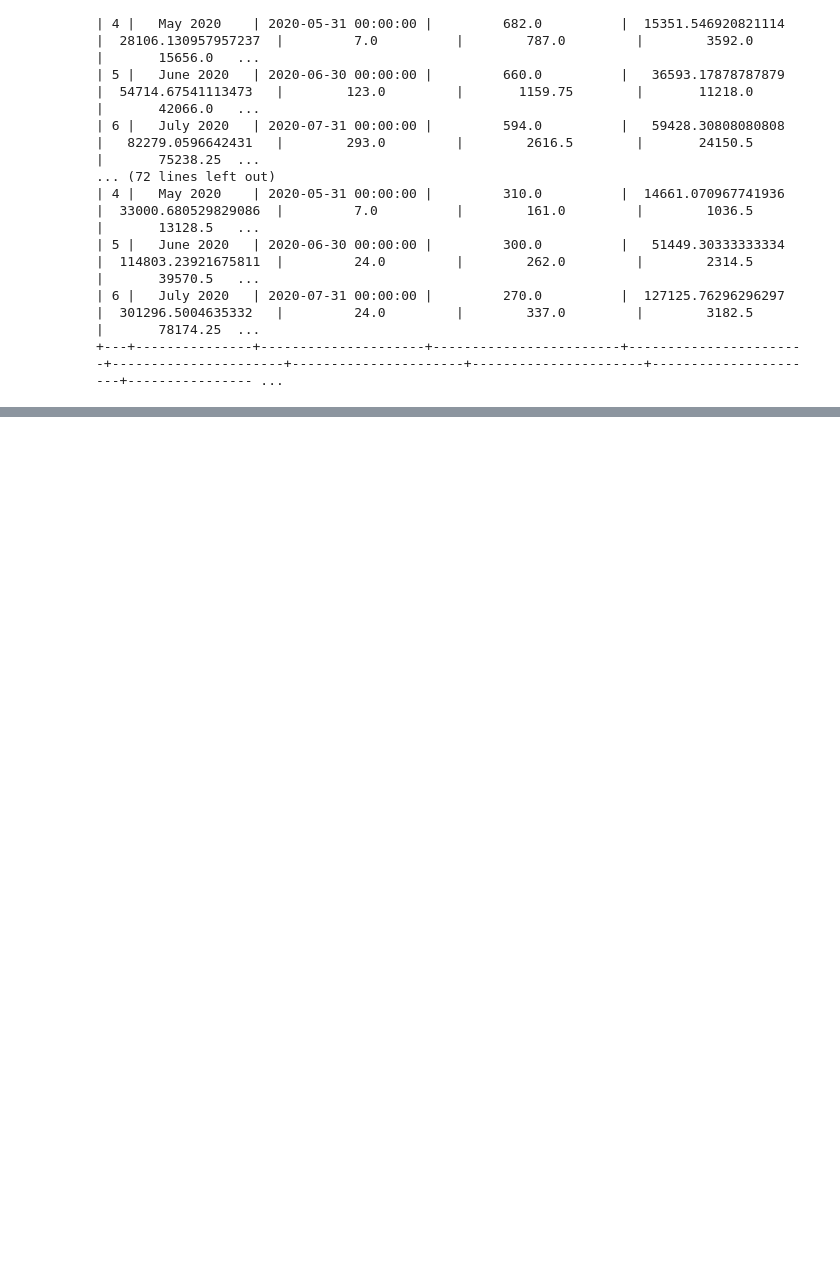
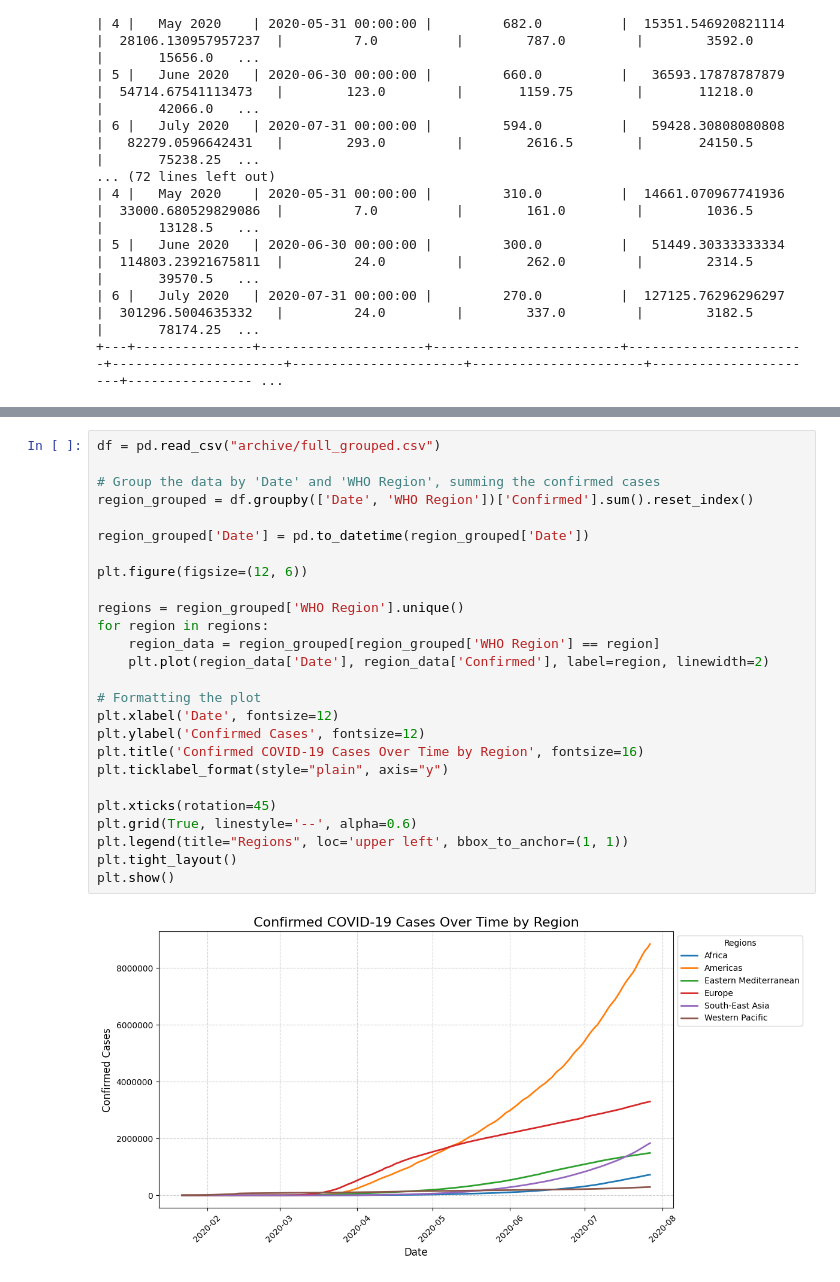
Before and after one commit to peterdev123/data_report, a Jupyter notebook: test.ipynb, the cells around one changed output, grey strips where cells are left out. Drawn from its saved outputs; the diff is of its cells as text; blank space fills up the shorter version.

```diff
--- a/test.ipynb
+++ b/test.ipynb
@@ -269,3 +263,31 @@ Monthly Summary Statistics for Eastern Mediterranean:
+# %%
+df = pd.read_csv("archive/full_grouped.csv")
+
+# Group the data by 'Date' and 'WHO Region', summing the confirmed cases
+region_grouped = df.groupby(['Date', 'WHO Region'])['Confirmed'].sum().reset_index()
+
+region_grouped['Date'] = pd.to_datetime(region_grouped['Date'])
+
+plt.figure(figsize=(12, 6))
+
+regions = region_grouped['WHO Region'].unique()
+for region in regions:
+    region_data = region_grouped[region_grouped['WHO Region'] == region]
+    plt.plot(region_data['Date'], region_data['Confirmed'], label=region, linewidth=2)
+
+# Formatting the plot
+plt.xlabel('Date', fontsize=12)
+plt.ylabel('Confirmed Cases', fontsize=12)
+plt.title('Confirmed COVID-19 Cases Over Time by Region', fontsize=16)
+plt.ticklabel_format(style="plain", axis="y")
+
+plt.xticks(rotation=45)
+plt.grid(True, linestyle='--', alpha=0.6)
+plt.legend(title="Regions", loc='upper left', bbox_to_anchor=(1, 1))
+plt.tight_layout()
+plt.show()
+# %% [output]
+[figure, added]
 # %%
 # def store_region_data_as_list(cw):
 #     region_data_list = []
```
Also changed, not shown: parts of 10 cells of this notebook.
